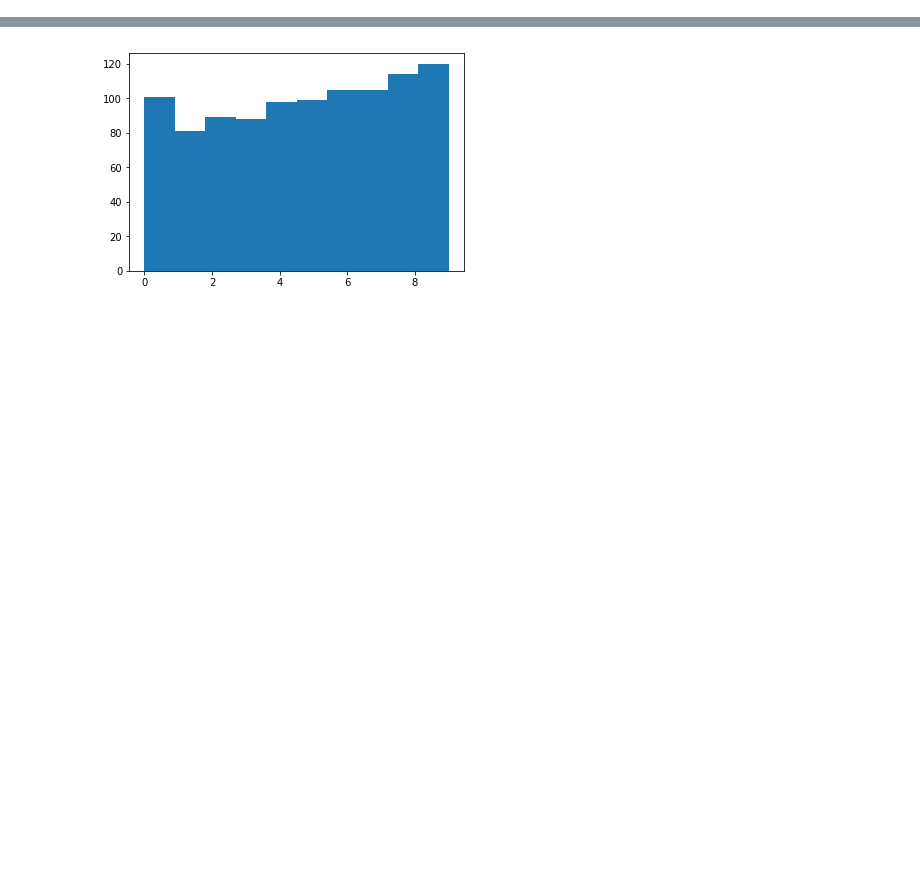
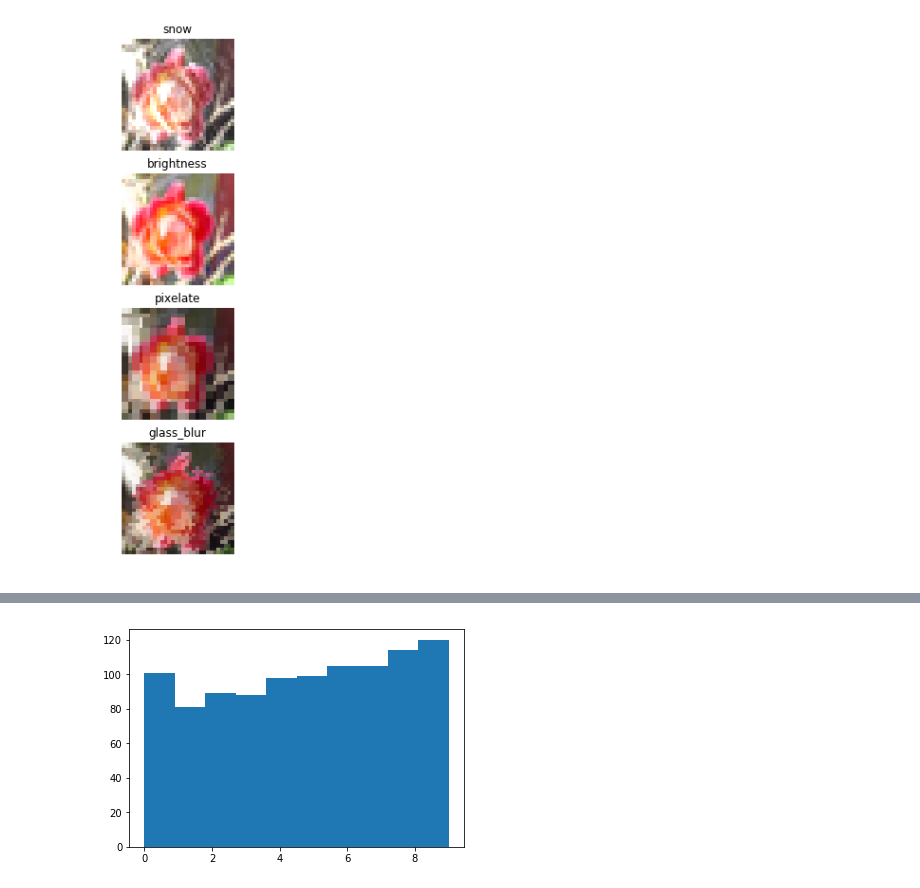
Before and after one commit to shashankskagnihotri/plots, a Jupyter notebook: distribution_shift.ipynb, the cells around one changed output, grey strips where cells are left out. Drawn from its saved outputs; the diff is of its cells as text; code cells hidden in the pictures; blank space fills up the shorter version.

```diff
--- a/distribution_shift.ipynb
+++ b/distribution_shift.ipynb
@@ -1,6 +1,6 @@
 # %%
 # We try the most simple approach to prune and see how it works with CIFAR-C.
-from pruneshift.datasets import CIFAR100C, CIFAR10C
+from pruneshift.datasets import CIFAR100C, CIFAR10C, ImageNet100C
 from pruneshift.datamodules import datamodule, CIFAR10AugmixCModule
 import os
 import numpy as np
@@ -10,6 +10,7 @@ import torch
 
 DATA_PATH = os.environ["DATASET_PATH"]
 IMAGENET_PATH = "/misc/scratchSSD2/datasets/ILSVRC2012-100/"
+IMAGENET_CORRUPTED = "/misc/scratchSSD2/datasets/ILSVRC2012-100/corrupted"
 
 
 def augmix_vis(name, n, path=DATA_PATH):
@@ -43,3 +44,21 @@ def vis_labels(name, path=DATA_PATH):
     dm.setup("fit")
     _, y_batch = next(iter(dm.train_dataloader()))
     plt.hist(np.array(y_batch))
+
+
+def corruption(dataset_cls, corruptions=["snow", "brightness", "pixelate", "glass_blur"], path=DATA_PATH):
+    images = []
+    for corr in corruptions:
+        data = dataset_cls(path, corr).lvl_subsets()[-1]
+        images.append(data[-1][0])
+
+    fig, axes = plt.subplots(len(images), 1, figsize=(6, 10))
+
+    for label, ax, img in zip(corruptions, axes, images):
+        ax.imshow(img)
+        ax.axis('off')
+        ax.set_title(label)
+# %%
+corruption(CIFAR100C)
+# %% [output]
+[figure, added]
```
Also changed, not shown: parts of 3 cells of this notebook, 16 other files.
